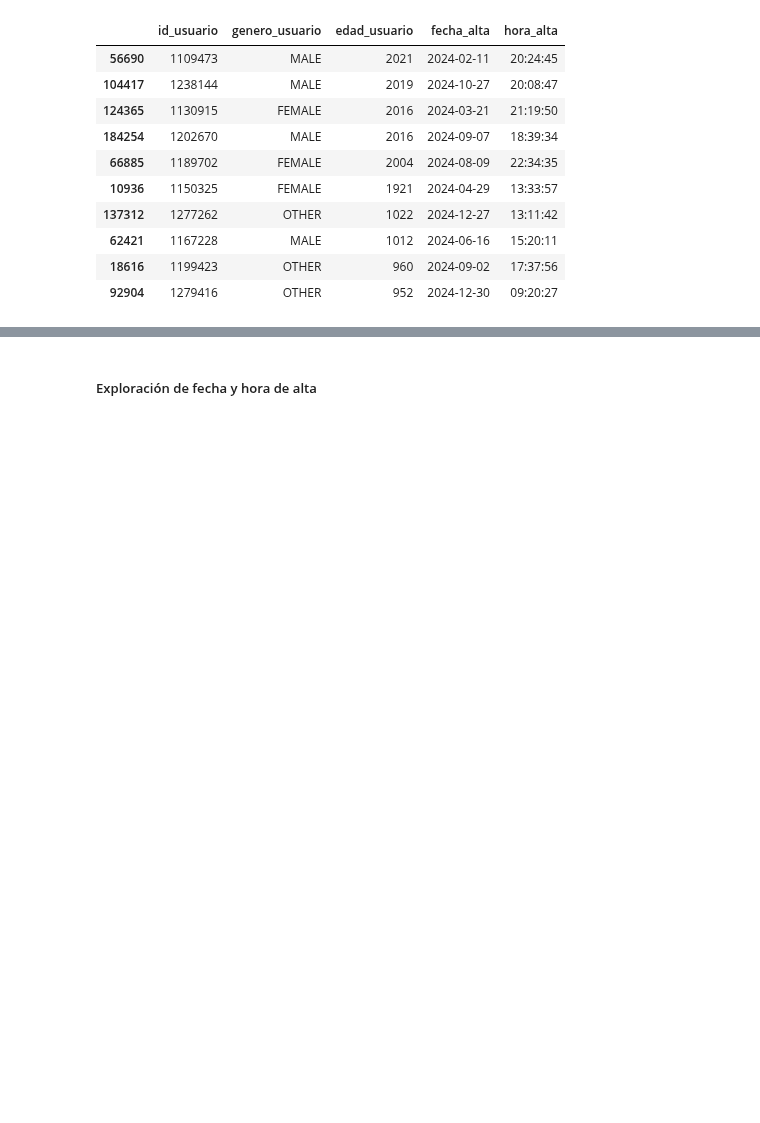
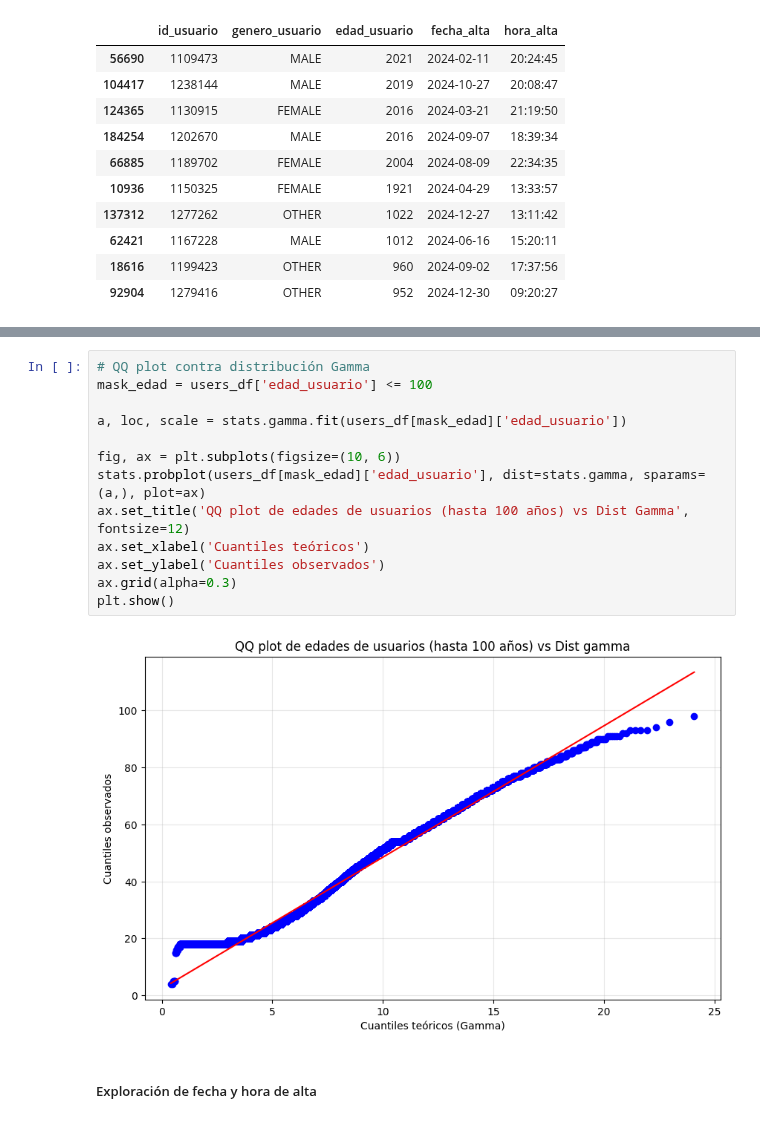
Before and after one commit to ArielMatC/ceia-andd-g2, a Jupyter notebook: data_analysis.ipynb, the cells around one changed output, grey strips where cells are left out. Cells and saved outputs as stored; diff of their text form; blank space fills up the shorter version.

```diff
--- a/data_analysis.ipynb
+++ b/data_analysis.ipynb
@@ -285,3 +314,18 @@ users_df.sort_values(by='edad_usuario', ascending=False).head(10)
+# %%
+# QQ plot contra distribución Gamma
+mask_edad = users_df['edad_usuario'] <= 100
+
+a, loc, scale = stats.gamma.fit(users_df[mask_edad]['edad_usuario'])
+
+fig, ax = plt.subplots(figsize=(10, 6))
+stats.probplot(users_df[mask_edad]['edad_usuario'], dist=stats.gamma, sparams=(a,), plot=ax)
+ax.set_title('QQ plot de edades de usuarios (hasta 100 años) vs Dist Gamma', fontsize=12)
+ax.set_xlabel('Cuantiles teóricos')
+ax.set_ylabel('Cuantiles observados')
+ax.grid(alpha=0.3)
+plt.show()
+# %% [output]
+[figure, added]
 # %% [markdown]
 ##### Exploración de fecha y hora de alta
 # %%
```
Also changed, not shown: parts of 11 cells of this notebook, 4 other files.
